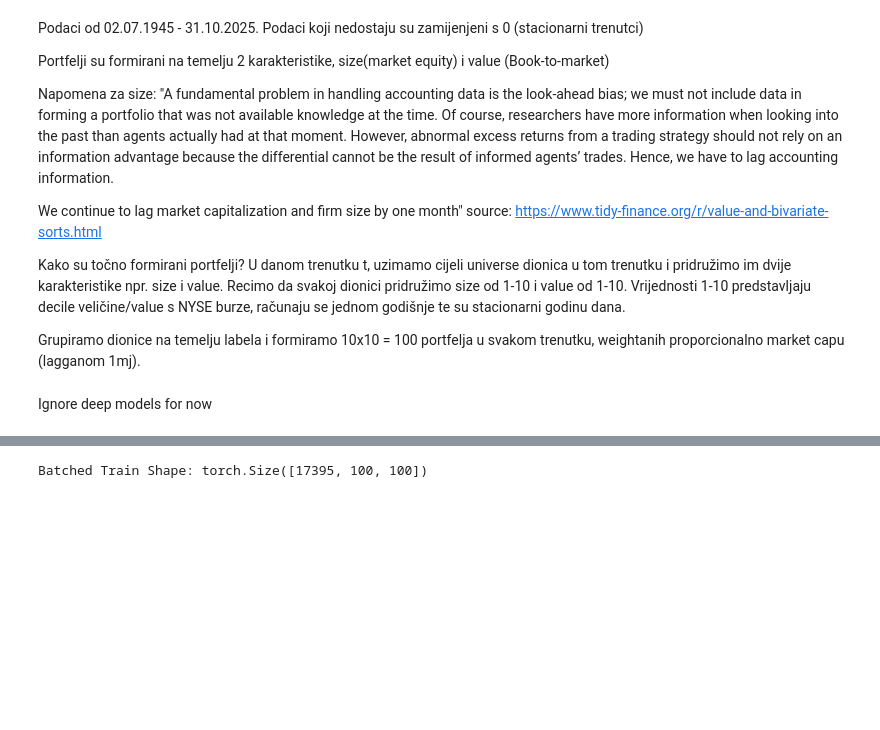
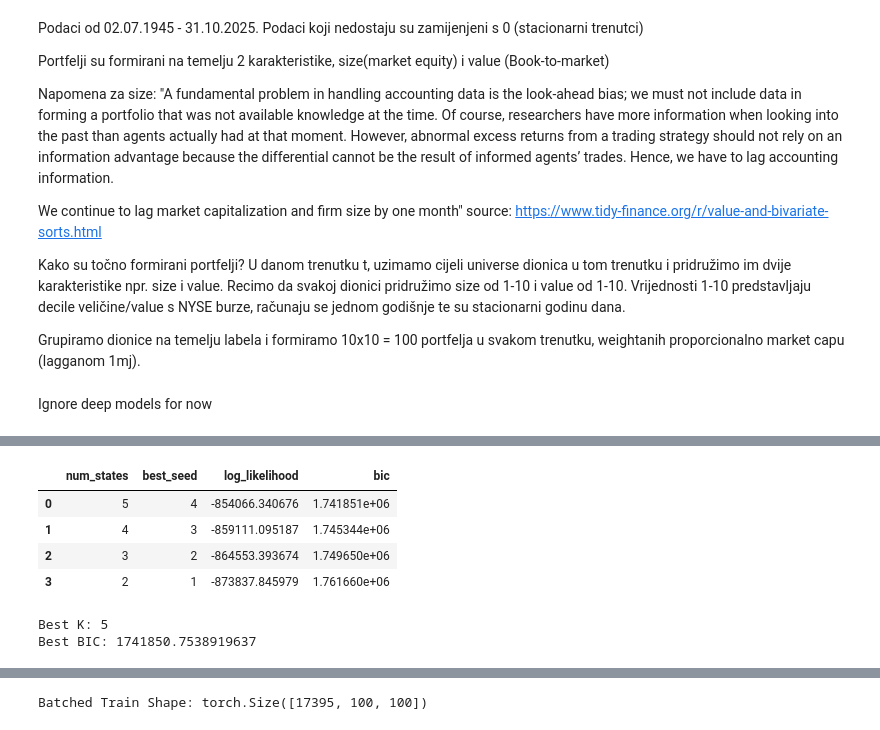
Before and after one commit to evucelic/Diplomski-Projekt, a Jupyter notebook: main.ipynb, the cells around one changed output, grey strips where cells are left out. Cells and saved outputs as stored; diff of their text form; code cells hidden in the pictures; blank space fills up the shorter version.

```diff
--- a/main.ipynb
+++ b/main.ipynb
@@ -305,0 +689,66 @@ Ignore deep models for now
+# %%
+train_df = datasets["masked_full"]["train"]
+train_mask_df = datasets["masked_full"]["mask_train"]
+
+results = []
+best_models = {}
+
+for num_states in [2, 3, 4, 5]:
+    best_model = None
+    best_log_likelihood = -np.inf
+    best_seed = None
+
+    for seed in range(5):
+        model = run_model_once(
+            train_df=train_df,
+            train_mask_df=train_mask_df,
+            factor_cols=factor_cols,
+            num_states=num_states,
+            max_iterations=50,
+            tolerance=1e-4,
+            ridge=1e-5,
+            seed=seed,
+        )
+
+        if model["log_likelihood"] > best_log_likelihood:
+            best_log_likelihood = model["log_likelihood"]
+            best_model = model
+            best_seed = seed
+
+    num_params = count_params(
+        num_states=best_model["num_states"],
+        num_portfolios=best_model["num_portfolios"],
+        num_factors=best_model["num_factors"],
+    )
+
+    bic = compute_bic(
+        log_likelihood=best_model["log_likelihood"],
+        num_params=num_params,
+        num_dates=best_model["num_dates"],
+    )
+
+    results.append({
+        "num_states": num_states,
+        "best_seed": best_seed,
+        "log_likelihood": best_model["log_likelihood"],
+        "bic": bic,
+    })
+
+    best_models[num_states] = best_model
+
+results_df = pd.DataFrame(results).sort_values("bic").reset_index(drop=True)
+display(results_df)
+# %% [output]
+|  | num_states | best_seed | log_likelihood | bic |
+| 0 | 5 | 4 | -854066.340676 | 1.741851e+06 |
+| 1 | 4 | 3 | -859111.095187 | 1.745344e+06 |
+| 2 | 3 | 2 | -864553.393674 | 1.749650e+06 |
+| 3 | 2 | 1 | -873837.845979 | 1.761660e+06 |
+# %%
+best_num_states = int(results_df.iloc[0]["num_states"])
+best_model = best_models[best_num_states]
+print("Best K:", best_num_states)
+print("Best BIC:", results_df.iloc[0]["bic"])
+# %% [output]
+Best K: 5
+Best BIC: 1741850.7538919637
```
Also changed, not shown: parts of 13 cells of this notebook.
